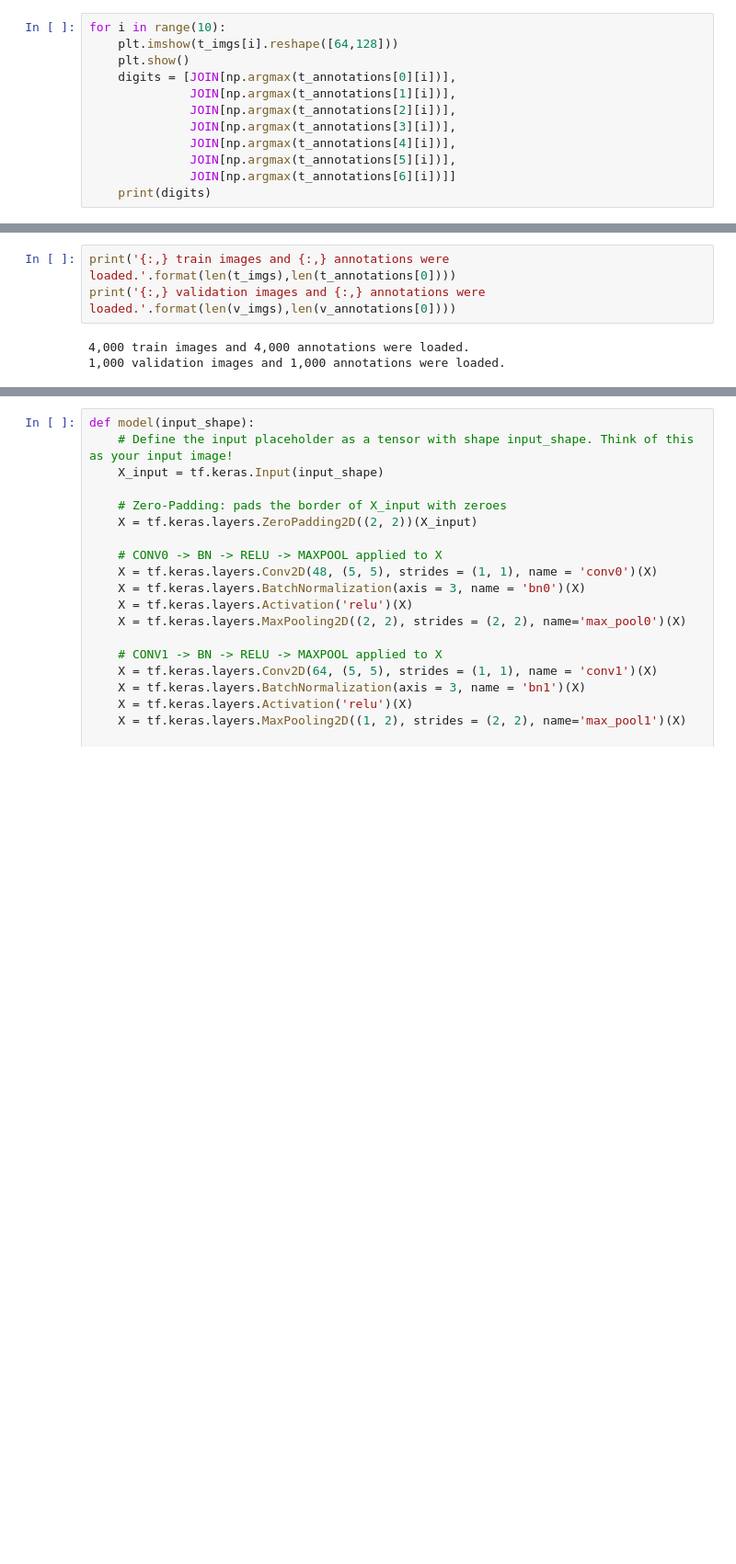
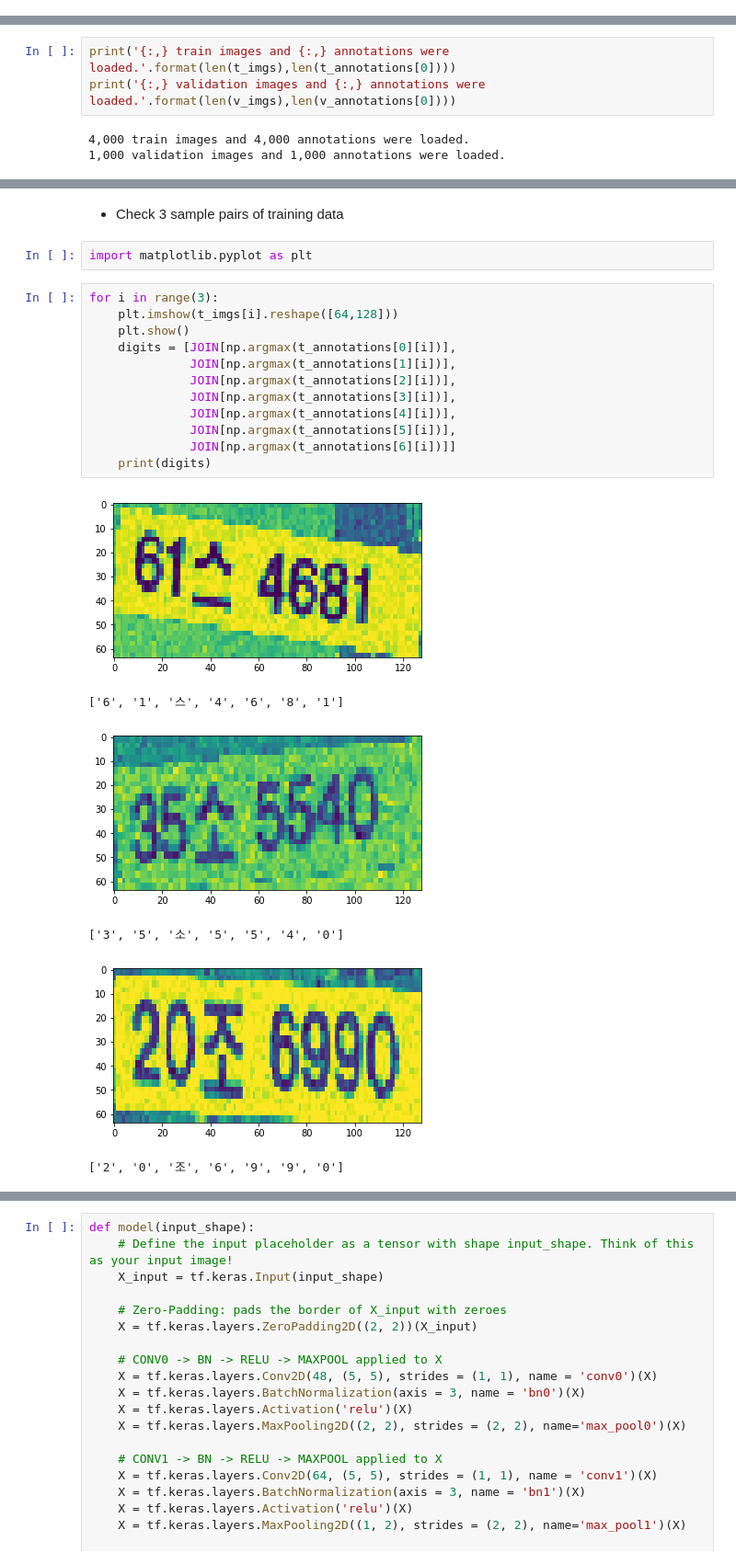
Before and after one commit to mullue/lab-custom-model-anpr, a Jupyter notebook: Lab3-CNN-script-with-TF.ipynb, the cells around one changed output, grey strips where cells are left out. Shown at 92% size. Drawn from its saved outputs; the diff is of its cells as text; blank space fills up the shorter version.

```diff
--- a/Lab3-CNN-script-with-TF.ipynb
+++ b/Lab3-CNN-script-with-TF.ipynb
@@ -146,12 +149,0 @@ v_imgs, v_annotations = get_data_pair('tf/tf-validation/', 'tf/tf-validation_ann
-# %%
-for i in range(10):
-    plt.imshow(t_imgs[i].reshape([64,128]))
-    plt.show()
-    digits = [JOIN[np.argmax(t_annotations[0][i])],
-              JOIN[np.argmax(t_annotations[1][i])],
-              JOIN[np.argmax(t_annotations[2][i])],
-              JOIN[np.argmax(t_annotations[3][i])],
-              JOIN[np.argmax(t_annotations[4][i])],
-              JOIN[np.argmax(t_annotations[5][i])],
-              JOIN[np.argmax(t_annotations[6][i])]]
-    print(digits)
@@ -179,0 +168,23 @@ print('{:,} validation images and {:,} annotations were loaded.'.format(len(v_im
+# %% [markdown]
+* Check 3 sample pairs of training data
+# %%
+import matplotlib.pyplot as plt
+# %%
+for i in range(3):
+    plt.imshow(t_imgs[i].reshape([64,128]))
+    plt.show()
+    digits = [JOIN[np.argmax(t_annotations[0][i])],
+              JOIN[np.argmax(t_annotations[1][i])],
+              JOIN[np.argmax(t_annotations[2][i])],
+              JOIN[np.argmax(t_annotations[3][i])],
+              JOIN[np.argmax(t_annotations[4][i])],
+              JOIN[np.argmax(t_annotations[5][i])],
+              JOIN[np.argmax(t_annotations[6][i])]]
+    print(digits)
+# %% [output]
+[figure, added]
+['6', '1', '스', '4', '6', '8', '1']
+[figure, added]
+['3', '5', '소', '5', '5', '4', '0']
+[figure, added]
+['2', '0', '조', '6', '9', '9', '0']
```
Also changed, not shown: parts of 26 cells of this notebook, 3 other files.
